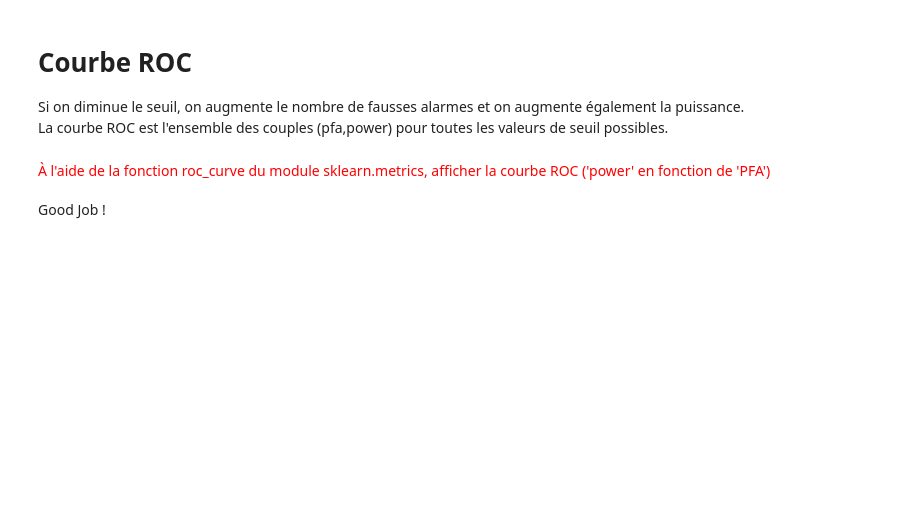
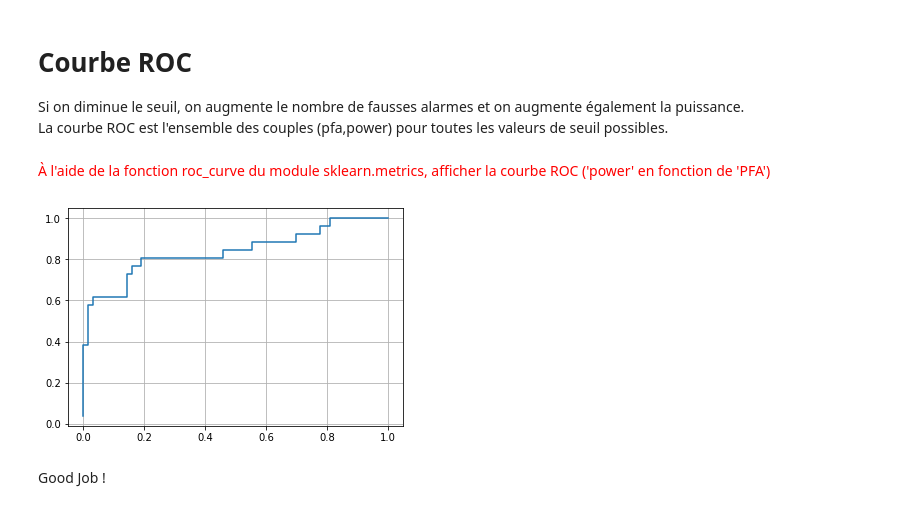
Before and after one commit to zhufangda/Telecom_Paristech-3rd_year, a Jupyter notebook: IA317-Large_Scale_Machine_Learning/TP/Homework/notebooks/1-titanic-blank.ipynb, the cells around one changed output. Saved outputs shown, nothing was run; the diff lists cells and outputs as text; code cells hidden in the pictures; blank space fills up the shorter version.

```diff
--- a/IA317-Large_Scale_Machine_Learning/TP/Homework/notebooks/1-titanic-blank.ipynb
+++ b/IA317-Large_Scale_Machine_Learning/TP/Homework/notebooks/1-titanic-blank.ipynb
@@ -43,3 +112,5 @@ Avec la méthode fillna(), créer une nouvelle dataframe où les NaN sont rempla
 # %% [markdown]
 <font color="red">
 Vérifier qu'il n'y a plus de données manquantes, ou s'il en reste quelques unes, supprimer les lignes correspondantes.</font>
+# %%
+df.dropna(inplace=True)
@@ -55,3 +150,6 @@ Vérifier que 'sex' et 'embark' sont les seules variables catégorielles. On pou
 <font>
 <font color="black"> Dans une version beta de scikit, on y trouve la classe CategoricalEncoder; pour ceux qui l'ont, vous êtes libres de vous en servir.
     <font>
+# %%
+df = pd.get_dummies(df, columns=['Sex', 'Embarked'])
+df
@@ -94,3 +224,6 @@ train, test =
+# %%
+from sklearn.model_selection import train_test_split
+Xtrain, Xtest, ytrain, ytest = train_test_split(X, y, test_size=0.1)
 # %% [markdown]
 <font color="red">
 Apprendre le modèle sur la base de train en utilisant l'un des algorithmes vus plus haut.
@@ -100,3 +231,5 @@ classifier =
+# %%
+classifier =  LogisticRegression().fit(X, y)
 # %% [markdown]
 ### Evaluation des performances
 # %% [markdown]
@@ -154,2 +292,10 @@ plt.grid()
+# %%
+from sklearn import metrics
+soft = classifier.predict_proba(Xtest)[:, 1]
+pfa, power, _ = metrics.roc_curve(ytest, soft)
+plt.plot(pfa, power)
+plt.grid()
+# %% [output]
+[figure, added]
 # %% [markdown]
 Good Job !
```
Also changed, not shown: parts of 25 cells of this notebook.
